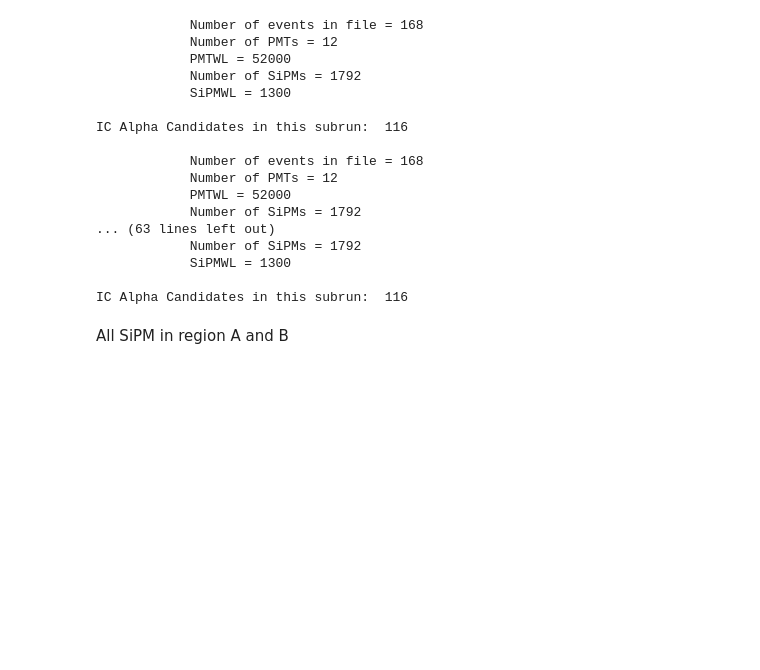
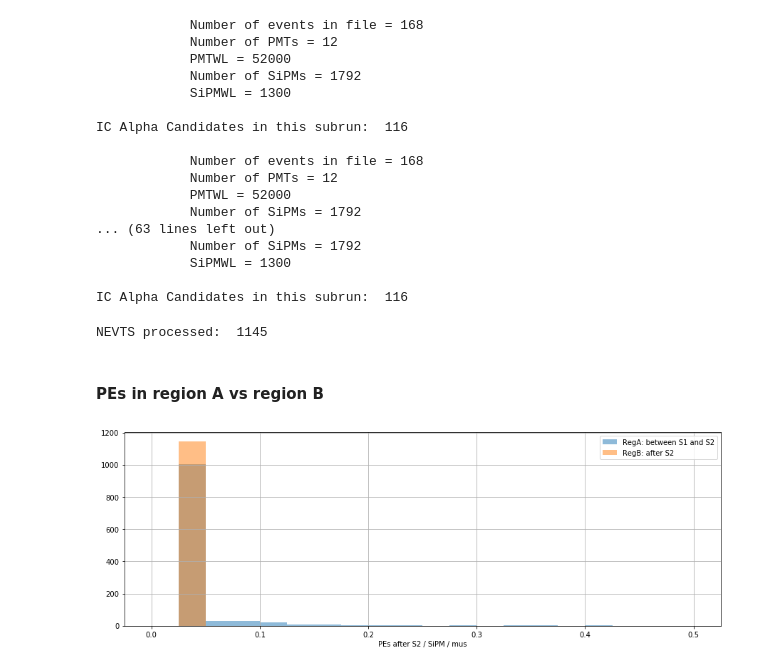
Before and after one commit to abotas/ICARO, a Jupyter notebook: icaro/Kryptonite/SiPMShowers.ipynb, the cells around one changed output. Drawn from its saved outputs; the diff is of its cells as text; code cells hidden in the pictures; blank space fills up the shorter version.

```diff
--- a/icaro/Kryptonite/SiPMShowers.ipynb
+++ b/icaro/Kryptonite/SiPMShowers.ipynb
@@ -216,5 +238,21 @@ IC Alpha Candidates in this subrun:  116
             SiPMWL = 1300
 
 IC Alpha Candidates in this subrun:  116
+# %%
+print('NEVTS processed: ', len(At))
+# %% [output]
+NEVTS processed:  1145
 # %% [markdown]
-All SiPM in region A and B
+#### PEs in region A vs region B
+# %%
+plt.figure(figsize=(15,5))
+nza = np.nonzero(At)[0]
+r=(0,.5)
+plt.hist(Apes.mean(axis=1)[nza] / At[nza], bins = 20, alpha=.5, range=r, label='RegA: between S1 and S2')
+plt.hist(Bpes.mean(axis=1)      / Bt     , bins = 20, alpha=.5, range=r, label='RegB: after S2')
+plt.xlabel('PEs after S2 / SiPM / mus')
+plt.legend()
+plt.grid(True)
+plt.show()
+# %% [output]
+[figure, added]
```
Also changed, not shown: parts of 8 cells of this notebook, 1 other file.
